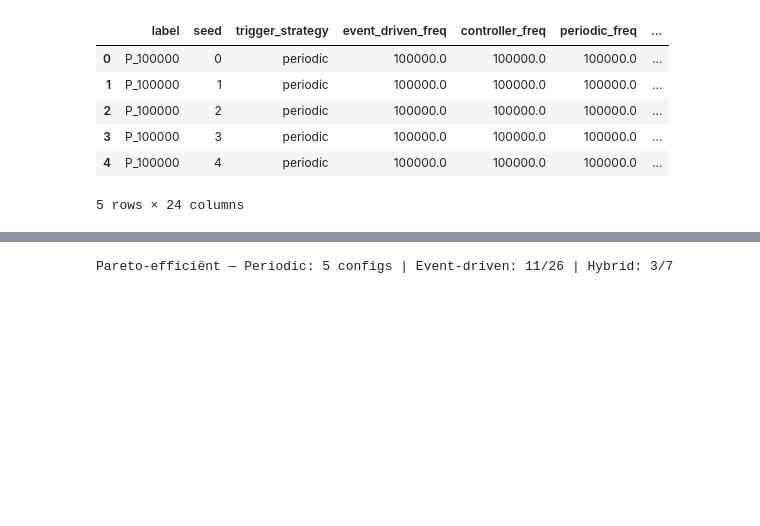
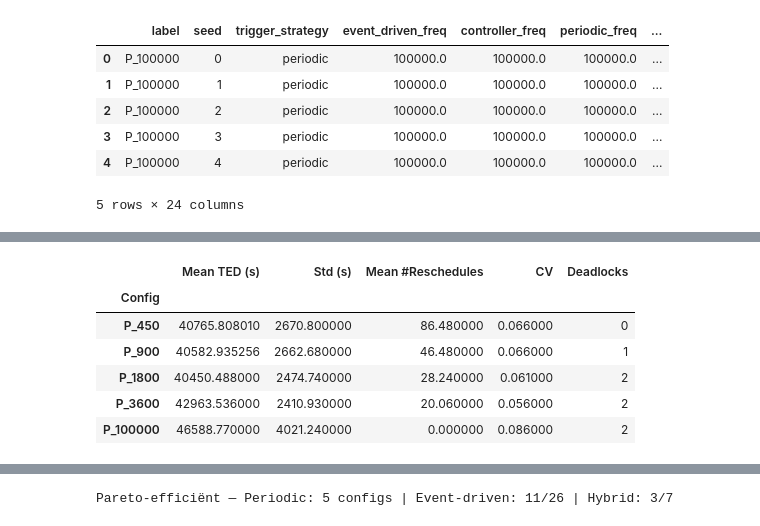
Before and after one commit to DauwDW/Thesis, a Jupyter notebook: notebooks/Analyse timing strategies.ipynb, the cells around one changed output, grey strips where cells are left out. Drawn from its saved outputs; the diff is of its cells as text; code cells hidden in the pictures; blank space fills up the shorter version.

```diff
--- a/notebooks/Analyse timing strategies.ipynb
+++ b/notebooks/Analyse timing strategies.ipynb
@@ -212,0 +156,33 @@ plt.show()
+# %%
+summary = (
+    raw_periodic
+    .groupby("label")
+    .agg(
+        Mean_TED=("TED_combined", "mean"),
+        Std_TED=("TED_combined", "std"),
+        Mean_Reschedules=("n_rescheduled", "mean"),
+        Deadlocks=("deadlock", "sum")
+    )
+)
+
+summary["CV"] = (summary["Std_TED"] / summary["Mean_TED"]).round(3)
+summary["CV"] = (summary["Std_TED"] / summary["Mean_TED"]).round(3)
+summary["Std_TED"] = summary["Std_TED"].round(2)
+
+
+summary.index.name = "Config"
+summary.columns = ["Mean TED (s)", "Std (s)", "Mean #Reschedules", "Deadlocks", "CV"]
+summary = summary[["Mean TED (s)", "Std (s)", "Mean #Reschedules", "CV", "Deadlocks"]]
+summary = summary.loc[["P_450", "P_900", "P_1800", "P_3600", "P_100000"]]
+
+display(summary.style.set_table_styles(
+    [{"selector": "th", "props": [("white-space", "nowrap")]}]
+))
+# %% [output]
+|  | Mean TED (s) | Std (s) | Mean #Reschedules | CV | Deadlocks |
+| Config |  |  |  |  |  |
+| P_450 | 40765.808010 | 2670.800000 | 86.480000 | 0.066000 | 0 |
+| P_900 | 40582.935256 | 2662.680000 | 46.480000 | 0.066000 | 1 |
+| P_1800 | 40450.488000 | 2474.740000 | 28.240000 | 0.061000 | 2 |
+| P_3600 | 42963.536000 | 2410.930000 | 20.060000 | 0.056000 | 2 |
+| P_100000 | 46588.770000 | 4021.240000 | 0.000000 | 0.086000 | 2 |
```
Also changed, not shown: parts of 6 cells of this notebook.
